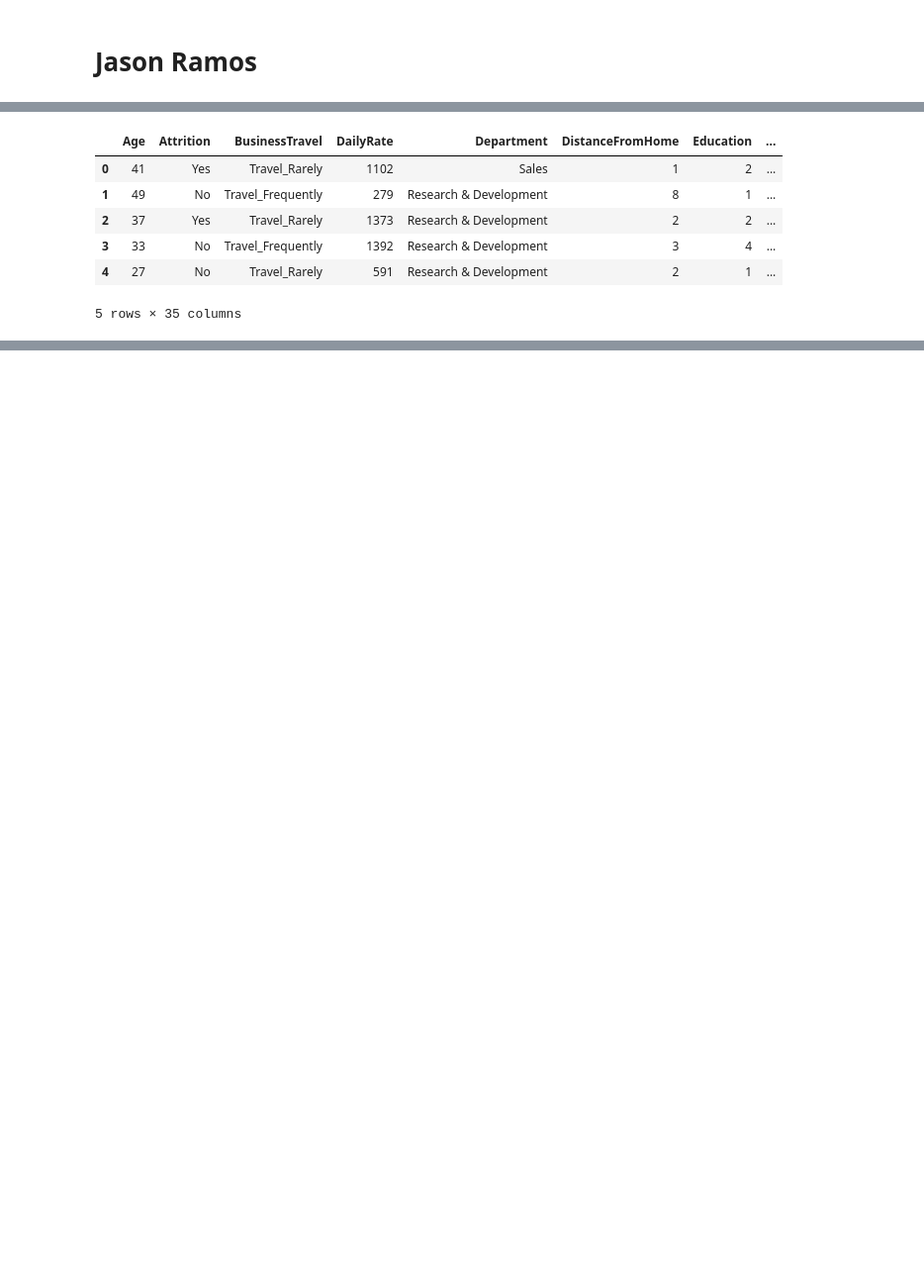
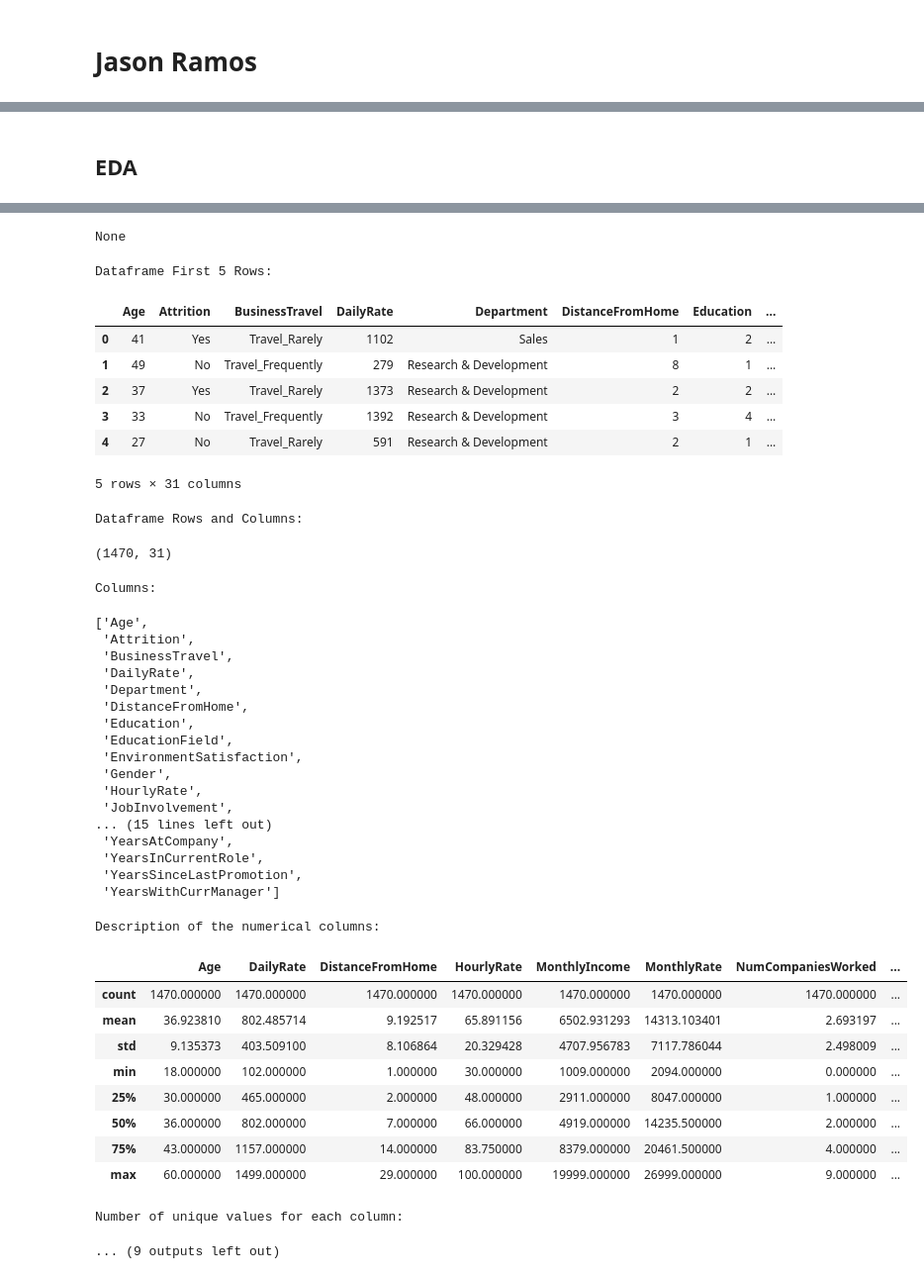
Before and after one commit to ubco-W2022T1-cosc301/project-group24, a Jupyter notebook: notebooks/analysis3.ipynb, the cells around one changed output, grey strips where cells are left out. Shown at 99% size. Saved outputs shown, nothing was run; the diff lists cells and outputs as text; code cells hidden in the pictures; blank space fills up the shorter version.

```diff
--- a/notebooks/analysis3.ipynb
+++ b/notebooks/analysis3.ipynb
@@ -9,12 +37,8 @@ The dataset is interesting to me because I am currently working a part-time job
 # %%
-import pandas as pd
-dataset = pd.read_csv("../data/raw/HR-Employee-Attrition.csv")
-dataset.head()
+from project_functions3 import *
+df = load_and_process("../data/raw/HR-Employee-Attrition.csv")
-# %% [output]
-|  | Age | Attrition | BusinessTravel | DailyRate | Department | DistanceFromHome | Education | ... |
-| 0 | 41 | Yes | Travel_Rarely | 1102 | Sales | 1 | 2 | ... |
-| 1 | 49 | No | Travel_Frequently | 279 | Research & Development | 8 | 1 | ... |
-| 2 | 37 | Yes | Travel_Rarely | 1373 | Research & Development | 2 | 2 | ... |
-| 3 | 33 | No | Travel_Frequently | 1392 | Research & Development | 3 | 4 | ... |
-| 4 | 27 | No | Travel_Rarely | 591 | Research & Development | 2 | 1 | ... |
-5 rows × 35 columns
+# %% [markdown]
+## **EDA**
+# %%
+eda(df)
+# %% [output]
@@ -20,0 +62,41 @@ dataset.head()
+None
+Dataframe First 5 Rows:
+|  | Age | Attrition | BusinessTravel | DailyRate | Department | DistanceFromHome | Education | ... |
+| 0 | 41 | Yes | Travel_Rarely | 1102 | Sales | 1 | 2 | ... |
+| 1 | 49 | No | Travel_Frequently | 279 | Research & Development | 8 | 1 | ... |
+| 2 | 37 | Yes | Travel_Rarely | 1373 | Research & Development | 2 | 2 | ... |
+| 3 | 33 | No | Travel_Frequently | 1392 | Research & Development | 3 | 4 | ... |
+| 4 | 27 | No | Travel_Rarely | 591 | Research & Development | 2 | 1 | ... |
+5 rows × 31 columns
+Dataframe Rows and Columns:
+(1470, 31)
+Columns:
+['Age',
+ 'Attrition',
+ 'BusinessTravel',
+ 'DailyRate',
+ 'Department',
+ 'DistanceFromHome',
+ 'Education',
+ 'EducationField',
+ 'EnvironmentSatisfaction',
+ 'Gender',
+ 'HourlyRate',
+ 'JobInvolvement',
+... (15 lines left out)
+ 'YearsAtCompany',
+ 'YearsInCurrentRole',
+ 'YearsSinceLastPromotion',
+ 'YearsWithCurrManager']
+Description of the numerical columns:
+|  | Age | DailyRate | DistanceFromHome | HourlyRate | MonthlyIncome | MonthlyRate | NumCompaniesWorked | ... |
+| count | 1470.000000 | 1470.000000 | 1470.000000 | 1470.000000 | 1470.000000 | 1470.000000 | 1470.000000 | ... |
+| mean | 36.923810 | 802.485714 | 9.192517 | 65.891156 | 6502.931293 | 14313.103401 | 2.693197 | ... |
+| std | 9.135373 | 403.509100 | 8.106864 | 20.329428 | 4707.956783 | 7117.786044 | 2.498009 | ... |
+| min | 18.000000 | 102.000000 | 1.000000 | 30.000000 | 1009.000000 | 2094.000000 | 0.000000 | ... |
+| 25% | 30.000000 | 465.000000 | 2.000000 | 48.000000 | 2911.000000 | 8047.000000 | 1.000000 | ... |
+| 50% | 36.000000 | 802.000000 | 7.000000 | 66.000000 | 4919.000000 | 14235.500000 | 2.000000 | ... |
+| 75% | 43.000000 | 1157.000000 | 14.000000 | 83.750000 | 8379.000000 | 20461.500000 | 4.000000 | ... |
+| max | 60.000000 | 1499.000000 | 29.000000 | 100.000000 | 19999.000000 | 26999.000000 | 9.000000 | ... |
+Number of unique values for each column:
+... (9 outputs left out)
```
Also changed, not shown: parts of 6 cells of this notebook, 1 other file.
